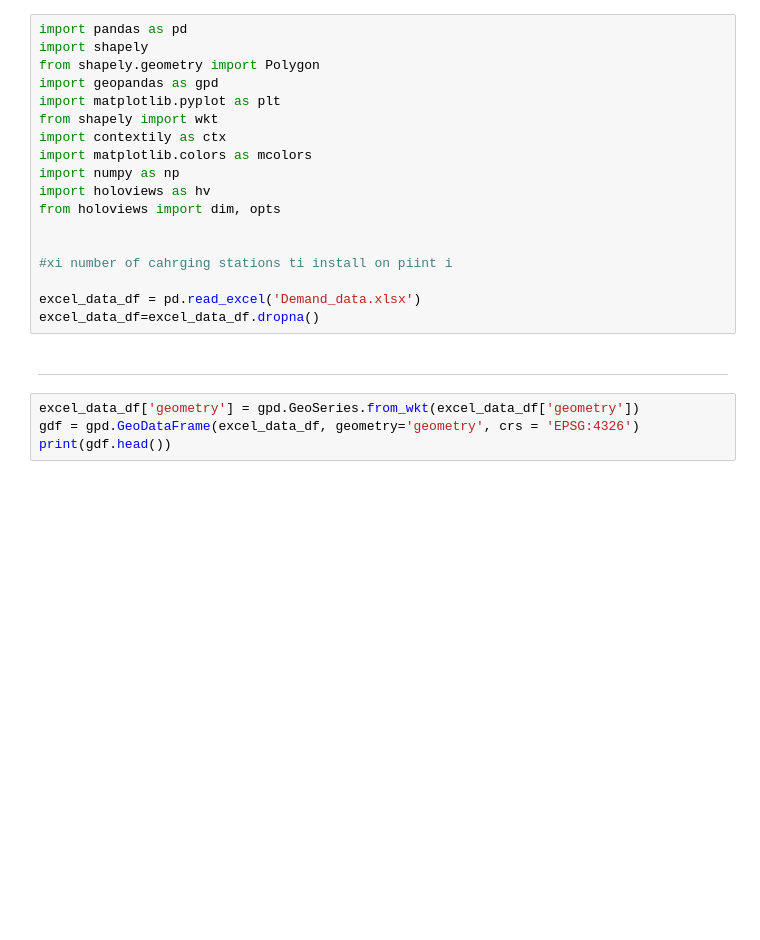
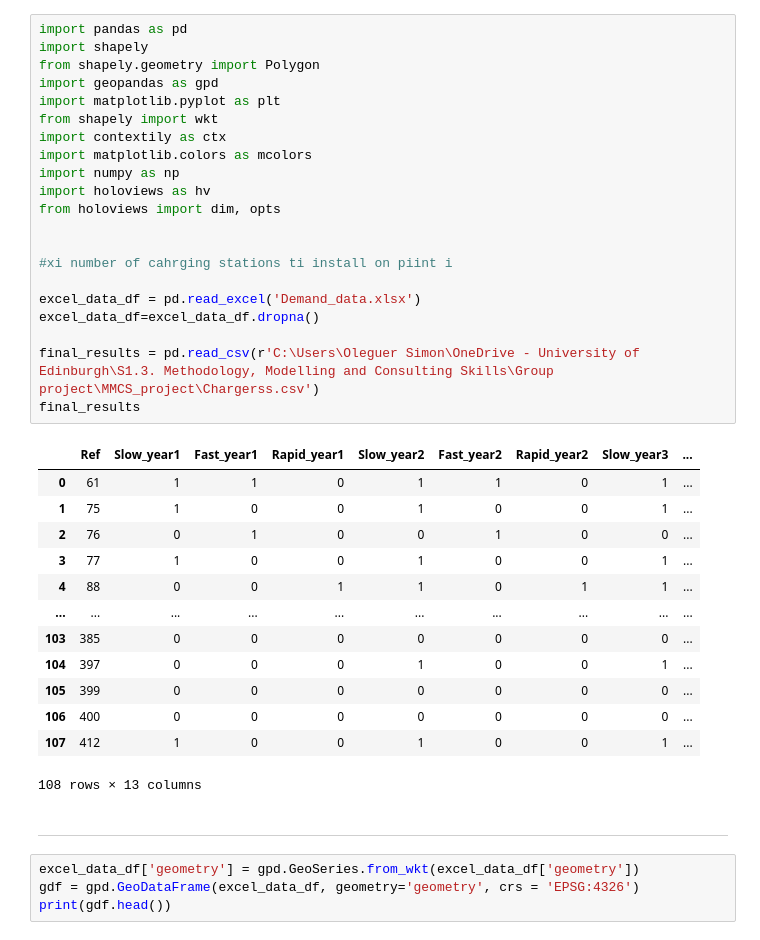
Before and after one commit to simocc/MMCS_project, a Jupyter notebook: data_viz_for_report.ipynb, the cells around one changed output. Drawn from its saved outputs; the diff is of its cells as text; blank space fills up the shorter version.

```diff
--- a/data_viz_for_report.ipynb
+++ b/data_viz_for_report.ipynb
@@ -1,21 +1,38 @@
 # %%
 import pandas as pd
 import shapely
 from shapely.geometry import Polygon
 import geopandas as gpd
 import matplotlib.pyplot as plt
 from shapely import wkt
 import contextily as ctx
 import matplotlib.colors as mcolors
 import numpy as np
 import holoviews as hv
 from holoviews import dim, opts
 
 
 #xi number of cahrging stations ti install on piint i
 
 excel_data_df = pd.read_excel('Demand_data.xlsx')
 excel_data_df=excel_data_df.dropna()
+
+final_results = pd.read_csv(r'C:\Users\Oleguer Simon\OneDrive - University of Edinburgh\S1.3. Methodology, Modelling and Consulting Skills\Group project\MMCS_project\Chargerss.csv')
+final_results
+# %% [output]
+|  | Ref | Slow_year1 | Fast_year1 | Rapid_year1 | Slow_year2 | Fast_year2 | Rapid_year2 | Slow_year3 | ... |
+| 0 | 61 | 1 | 1 | 0 | 1 | 1 | 0 | 1 | ... |
+| 1 | 75 | 1 | 0 | 0 | 1 | 0 | 0 | 1 | ... |
+| 2 | 76 | 0 | 1 | 0 | 0 | 1 | 0 | 0 | ... |
+| 3 | 77 | 1 | 0 | 0 | 1 | 0 | 0 | 1 | ... |
+| 4 | 88 | 0 | 0 | 1 | 1 | 0 | 1 | 1 | ... |
+| ... | ... | ... | ... | ... | ... | ... | ... | ... | ... |
+| 103 | 385 | 0 | 0 | 0 | 0 | 0 | 0 | 0 | ... |
+| 104 | 397 | 0 | 0 | 0 | 1 | 0 | 0 | 1 | ... |
+| 105 | 399 | 0 | 0 | 0 | 0 | 0 | 0 | 0 | ... |
+| 106 | 400 | 0 | 0 | 0 | 0 | 0 | 0 | 0 | ... |
+| 107 | 412 | 1 | 0 | 0 | 1 | 0 | 0 | 1 | ... |
+108 rows × 13 columns
 # %% [markdown]
 ________________________________________________
 # %%
```
Also changed, not shown: parts of 1 cell of this notebook, 4 other files.
